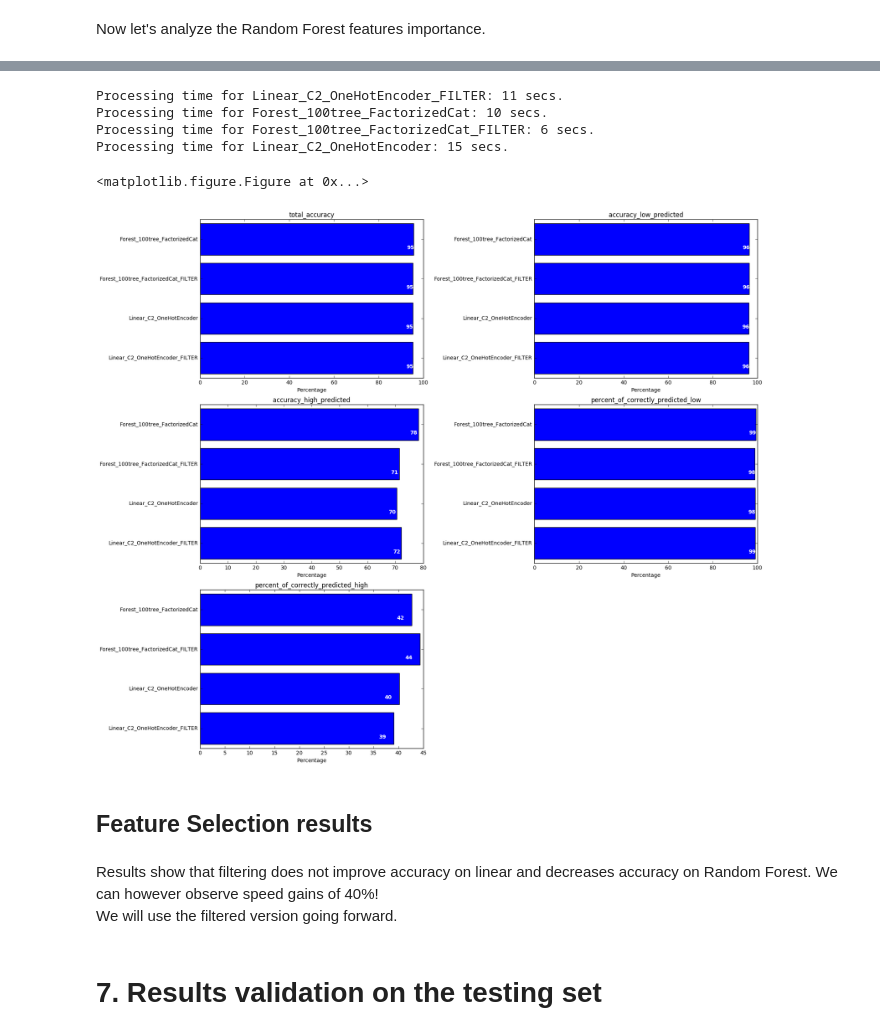
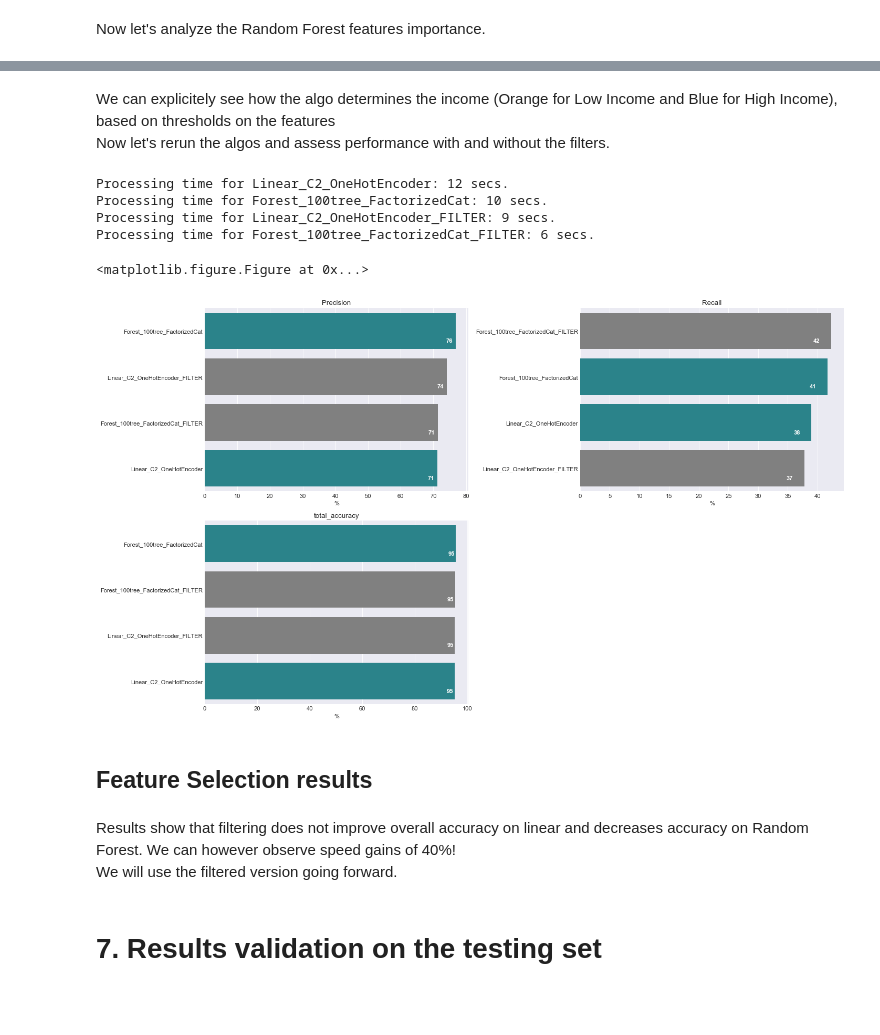
Before and after one commit to SevData/Income_Prediction, a Jupyter notebook: Income_Prediction.ipynb, the cells around one changed output, grey strips where cells are left out. Saved outputs shown, nothing was run; the diff lists cells and outputs as text; code cells hidden in the pictures; blank space fills up the shorter version.

```diff
--- a/Income_Prediction.ipynb
+++ b/Income_Prediction.ipynb
@@ -105,5 +83,0 @@ Let's compute some stats:
-# %%
-for i in range(nb_continuous_feat-1) :
-    feat = list_continuous_feat[i]
-    print(feat,'- Min:', min(df[feat]), ', Max:', max(df[feat]), ', Avg: %.1f' %np.mean(df[feat]),\
-          ', Std: %.1f' % np.std(df[feat]), ', Nb zeros:', sum(df[feat]==0) )
@@ -414,8 +359,7 @@ arg_dico = {
 
 #initialize output
 output = {}
-stats_list = ['total_accuracy','accuracy_low_predicted' ,'accuracy_high_predicted',\
-              'percent_of_correctly_predicted_low','percent_of_correctly_predicted_high']
+stats_list = ['Precision','Recall','total_accuracy']
 
 for stat in stats_list :
     output[stat] = {}
@@ -427,9 +371,7 @@ for arg in arg_dico :
     print('start...',arg)
     conf,feat_importance = model_selection(arg_dico[arg])
     output['total_accuracy'][arg] = (conf[0][0]+conf[1][1])/len(test_data)*100
-    output['accuracy_low_predicted'][arg] = (conf[0][0]/(conf[0][0]+conf[0][1])*100 )
-    output['accuracy_high_predicted'][arg] = (conf[1][1]/(conf[1][0]+conf[1][1])*100 )
-    output['percent_of_correctly_predicted_low'][arg] = (conf[0][0]/(conf[0][0]+conf[1][0])*100 )
-    output['percent_of_correctly_predicted_high'][arg] = (conf[1][1]/(conf[0][1]+conf[1][1])*100 )
+    output['Precision'][arg] = (conf[1][1]/(conf[1][0]+conf[1][1])*100 )
+    output['Recall'][arg] = (conf[1][1]/(conf[0][1]+conf[1][1])*100 )
     feat_output[arg] = feat_importance.tolist()
 # %% [output]
@@ -553,3 +544,6 @@ Now let's rerun the algos with and without the filters. We override the previous
+# %% [markdown]
+We can explicitely see how the algo determines the income (Orange for Low Income and Blue for High Income), based on thresholds on the features <br>
+Now let's rerun the algos and assess performance with and without the filters.
 # %%
 arg_dico = {
     'Linear_C2_OneHotEncoder' : ('LR',2,True,True,[]),
@@ -559,8 +553,7 @@ arg_dico = {
 }
 
 output = {}
-stats_list = ['total_accuracy','accuracy_low_predicted' ,'accuracy_high_predicted',\
-              'percent_of_correctly_predicted_low','percent_of_correctly_predicted_high']
+stats_list = ['Precision','Recall','total_accuracy']
 
 for stat in stats_list :
     output[stat] = {}
@@ -572,54 +565,53 @@ for arg in arg_dico :
     start_time = time.time()
     conf,feat_importance = model_selection(arg_dico[arg])
     output['total_accuracy'][arg] = (conf[0][0]+conf[1][1])/len(test_data)*100
-    output['accuracy_low_predicted'][arg] = (conf[0][0]/(conf[0][0]+conf[0][1])*100 )
-    output['accuracy_high_predicted'][arg] = (conf[1][1]/(conf[1][0]+conf[1][1])*100 )
-    output['percent_of_correctly_predicted_low'][arg] = (conf[0][0]/(conf[0][0]+conf[1][0])*100 )
-    output['percent_of_correctly_predicted_high'][arg] = (conf[1][1]/(conf[0][1]+conf[1][1])*100 )
+    output['Precision'][arg] = (conf[1][1]/(conf[1][0]+conf[1][1])*100 )
+    output['Recall'][arg] = (conf[1][1]/(conf[0][1]+conf[1][1])*100 )
     feat_output[arg] = feat_importance.tolist()
     print('Processing time for '+arg+':', int(time.time()-start_time),'secs.' )
 # %% [output]
-Processing time for Linear_C2_OneHotEncoder_FILTER: 11 secs.
+Processing time for Linear_C2_OneHotEncoder: 12 secs.
 Processing time for Forest_100tree_FactorizedCat: 10 secs.
+Processing time for Linear_C2_OneHotEncoder_FILTER: 9 secs.
 Processing time for Forest_100tree_FactorizedCat_FILTER: 6 secs.
-Processing time for Linear_C2_OneHotEncoder: 15 secs.
 # %%
 plt.gcf().clear()
 
 fig = plt.figure(figsize=(18, 15), dpi= 80, facecolor='w', edgecolor='k')
 total_nb = len( df)
-for i in range(5) :
+for i in range(3) :
 
     stat = stats_list[i]
     ax1 = fig.add_subplot(3,2,i+1)
 
     labels = []
     sizes = []
 
     for arg in sorted(output[stat]) :
         labels.append(arg)
         sizes.append(output[stat][arg])
 
-    y_pos = np.arange(len(labels))
-    ax1.barh(y_pos, sizes, align='center', color='blue', ecolor='black')
-    ax1.set_title(stat);
-    ax1.set_yticks(y_pos)
-    ax1.set_yticklabels(labels)
-    ax1.invert_yaxis()  # labels read top-to-bottom
-    ax1.set_xlabel('Percentage')
+    indices = np.argsort(sizes)
+    labels = np.array(labels)[indices][::-1]
+    sizes = np.array(sizes)[indices][::-1]
+    colors =  ['grey' if 'FILTER' in label else '#1B919A' for label in labels ]
+
+    sns.barplot(x=sizes, y=labels,  ax = ax1, palette=colors)
+    ax1.set_xlabel('%')
+    ax1.set_title(stat)
 
     for i, v in enumerate(sizes):
         ax1.text(v -3 , i + .25, str(int(v)), color='white', fontweight='bold')
 
 plt.tight_layout()
 plt.show()
 # %% [output]
 <matplotlib.figure.Figure at 0x...>
-[figure, old version]
+[figure, new version]
 # %% [markdown]
 ## Feature Selection results
 # %% [markdown]
-Results show that filtering does not improve accuracy on linear and decreases accuracy on Random Forest. We can however observe speed gains of 40%!<br>
+Results show that filtering does not improve overall accuracy on linear and decreases accuracy on Random Forest. We can however observe speed gains of 40%!<br>
 We will use the filtered version going forward.
 # %% [markdown]
 # 7. Results validation on the testing set
```
Also changed, not shown: parts of 56 cells of this notebook.
